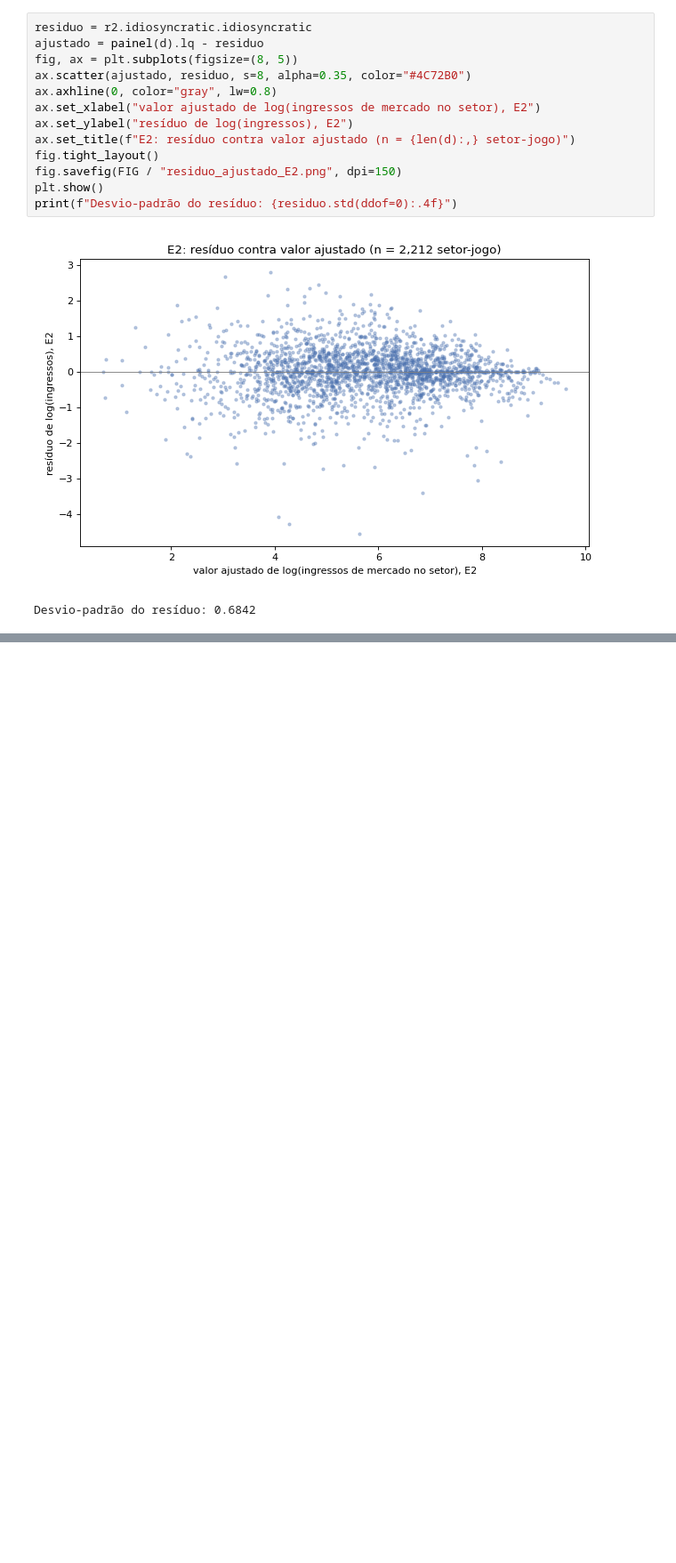
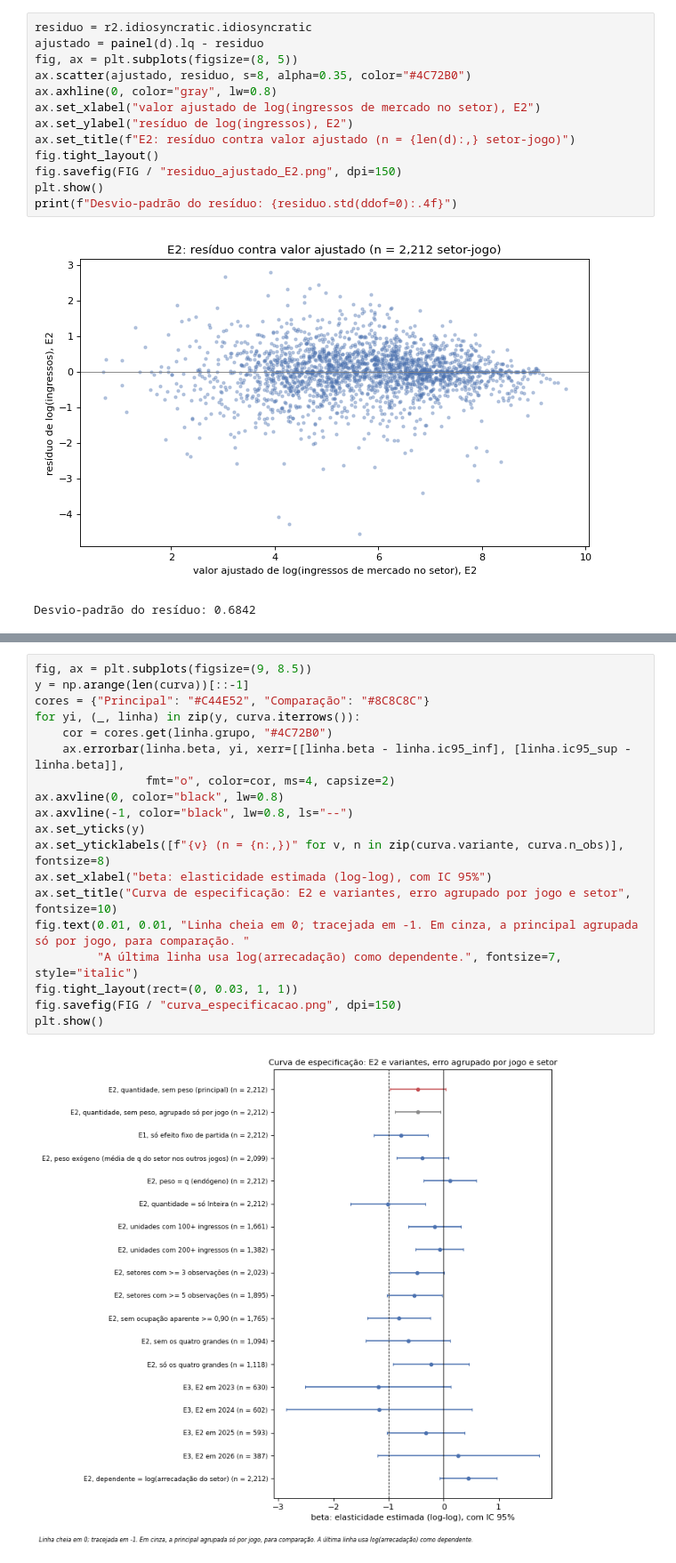
Before and after one commit to JoaoBarberino/bilheteria-paulistao, a Jupyter notebook: notebooks/05_modelo.ipynb, the cells around one changed output, grey strips where cells are left out. Shown at 89% size. Drawn from its saved outputs; the diff is of its cells as text; blank space fills up the shorter version.

```diff
--- a/notebooks/05_modelo.ipynb
+++ b/notebooks/05_modelo.ipynb
@@ -252,0 +358,21 @@ Desvio-padrão do resíduo: 0.6842
+# %%
+fig, ax = plt.subplots(figsize=(9, 8.5))
+y = np.arange(len(curva))[::-1]
+cores = {"Principal": "#C44E52", "Comparação": "#8C8C8C"}
+for yi, (_, linha) in zip(y, curva.iterrows()):
+    cor = cores.get(linha.grupo, "#4C72B0")
+    ax.errorbar(linha.beta, yi, xerr=[[linha.beta - linha.ic95_inf], [linha.ic95_sup - linha.beta]],
+                fmt="o", color=cor, ms=4, capsize=2)
+ax.axvline(0, color="black", lw=0.8)
+ax.axvline(-1, color="black", lw=0.8, ls="--")
+ax.set_yticks(y)
+ax.set_yticklabels([f"{v} (n = {n:,})" for v, n in zip(curva.variante, curva.n_obs)], fontsize=8)
+ax.set_xlabel("beta: elasticidade estimada (log-log), com IC 95%")
+ax.set_title("Curva de especificação: E2 e variantes, erro agrupado por jogo e setor", fontsize=10)
+fig.text(0.01, 0.01, "Linha cheia em 0; tracejada em -1. Em cinza, a principal agrupada só por jogo, para comparação. "
+         "A última linha usa log(arrecadação) como dependente.", fontsize=7, style="italic")
+fig.tight_layout(rect=(0, 0.03, 1, 1))
+fig.savefig(FIG / "curva_especificacao.png", dpi=150)
+plt.show()
+# %% [output]
+[figure, added]
```
Also changed, not shown: parts of 5 cells of this notebook, 1 other file.
